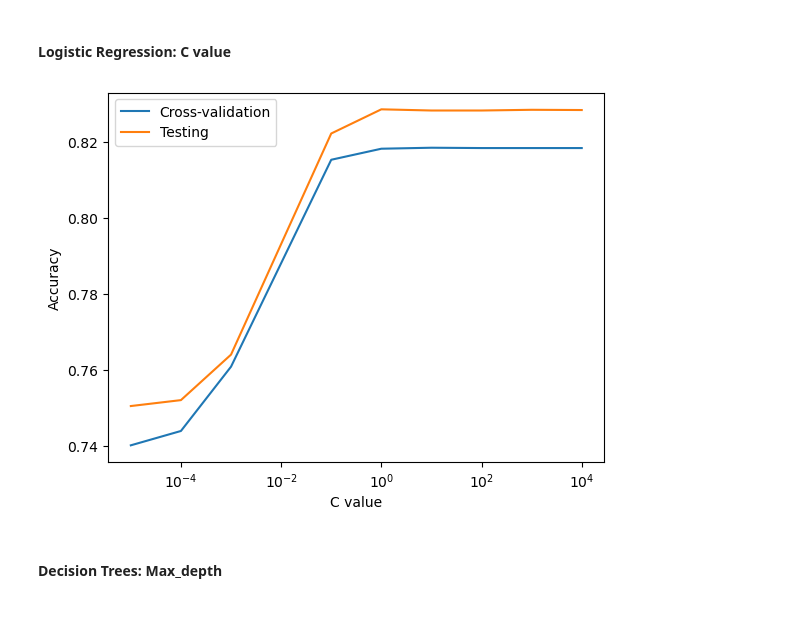
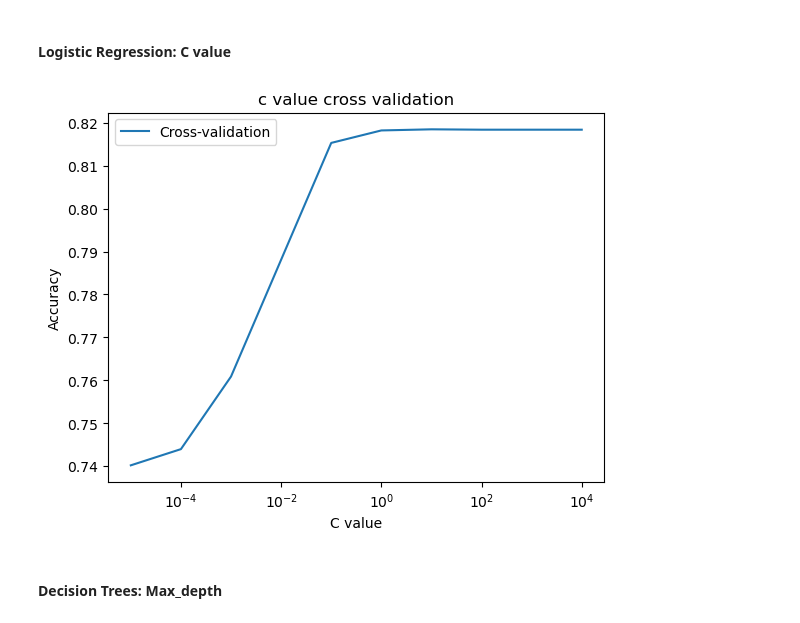
Before and after one commit to CarolMargeth/admission_prediction_project, a Jupyter notebook: Modeling_Predicting_hospital_admission_at_emergency_department_triage.ipynb, the cells around one changed output. Drawn from its saved outputs; the diff is of its cells as text; code cells hidden in the pictures.

Commit message:
modeling progress

```diff
--- a/Modeling_Predicting_hospital_admission_at_emergency_department_triage.ipynb
+++ b/Modeling_Predicting_hospital_admission_at_emergency_department_triage.ipynb
@@ -777,9 +773,9 @@ Comparing Variance threshold and Kbest both options are performing quite similar
 # %%
 # Cross Validation to find best Kbest with a higher reduction of features in comparison with Variance threshold
 
-k_values = [150, 200, 250, 300, 350, 400]
-best_score = 0
-best_k = 0
+k_values = range(50,400,50)
+
+cv_scores = []
 
 for k in k_values:
     # Select top k features using SelectKBest with mutual information as the score function
@@ -793,14 +789,9 @@ for k in k_values:
     scores = cross_val_score(clf, X_resampled_top_k, y_resampled, cv=5)
 
     # Calculate mean score across all folds
-    mean_score = scores.mean()
+    cv_score = scores.mean()
 
-     # Update best score and best k if necessary
-    if mean_score > best_score:
-        best_score = mean_score
-        best_k = k
+    cv_scores.append(cv_score)
 
-    print(f"k={k}, mean score={mean_score}")
-
-print(f"Best k: {best_k}, Best score: {best_score}")
+    print(f"k={k}, mean score={cv_score}")
 # %% [output]
@@ -883,7 +879,6 @@ c_values = [.00001, .0001, .001, .1, 1, 10, 100, 1000, 10000]
 
 # initialize lists to store cross-validation and test scores
 cv_scores = []
-test_scores = []
 
 # loop over different values of C
 for c in c_values:
@@ -896,20 +891,16 @@ for c in c_values:
 
     # fit the logistic regression model on the training set
     lr.fit(X_train_th, y_train_th)
-
-    # calculate the accuracy of the model on the test set
-    test_score = lr.score(X_test_th, y_test_th)
-    test_scores.append(test_score)
 # %%
 # plot the results of cross-validation and testing
 plt.semilogx(c_values, cv_scores, label='Cross-validation')
-plt.semilogx(c_values, test_scores, label='Testing')
 plt.xlabel('C value')
 plt.ylabel('Accuracy')
+plt.title('c value cross validation')
 plt.legend()
 plt.show()
 # %% [output]
-[figure, old version]
+[figure, new version]
 # %% [markdown]
 #### Decision Trees: Max_depth
 # %%
```
Also changed, not shown: parts of 69 cells of this notebook.
